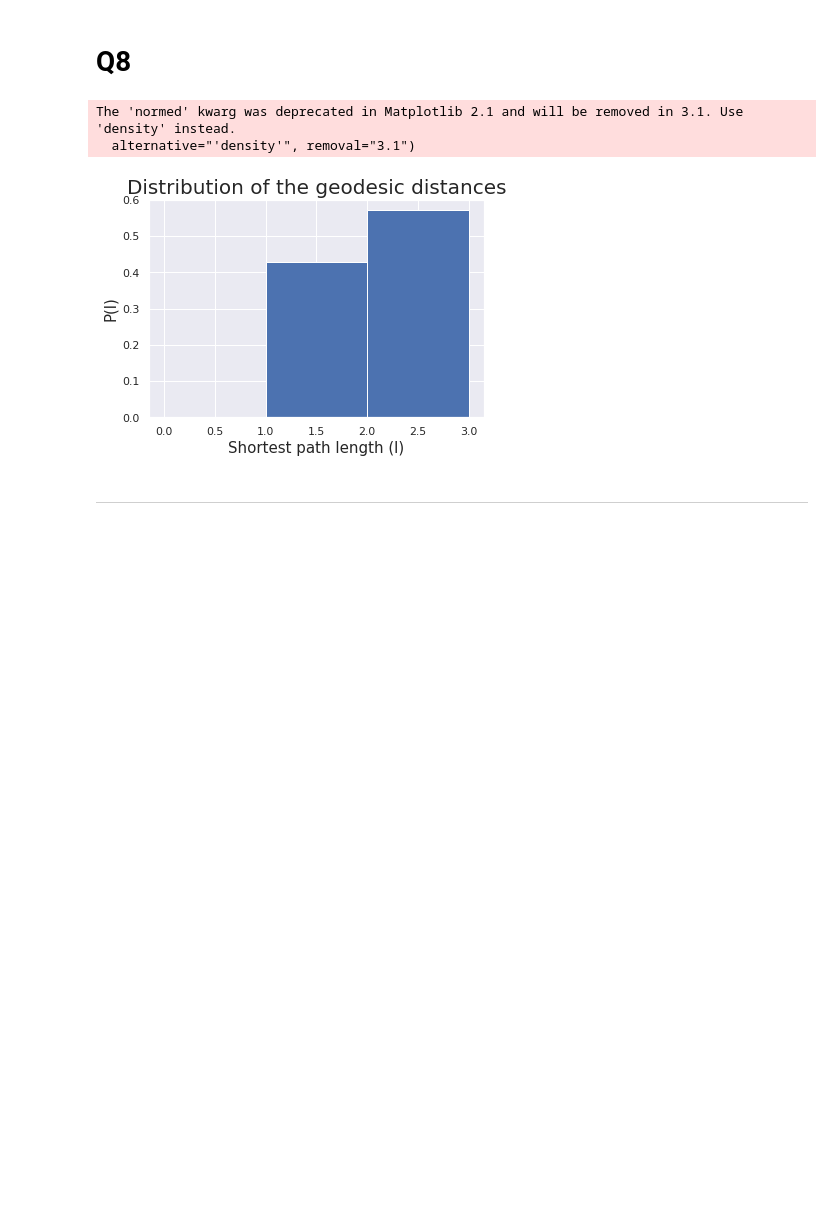
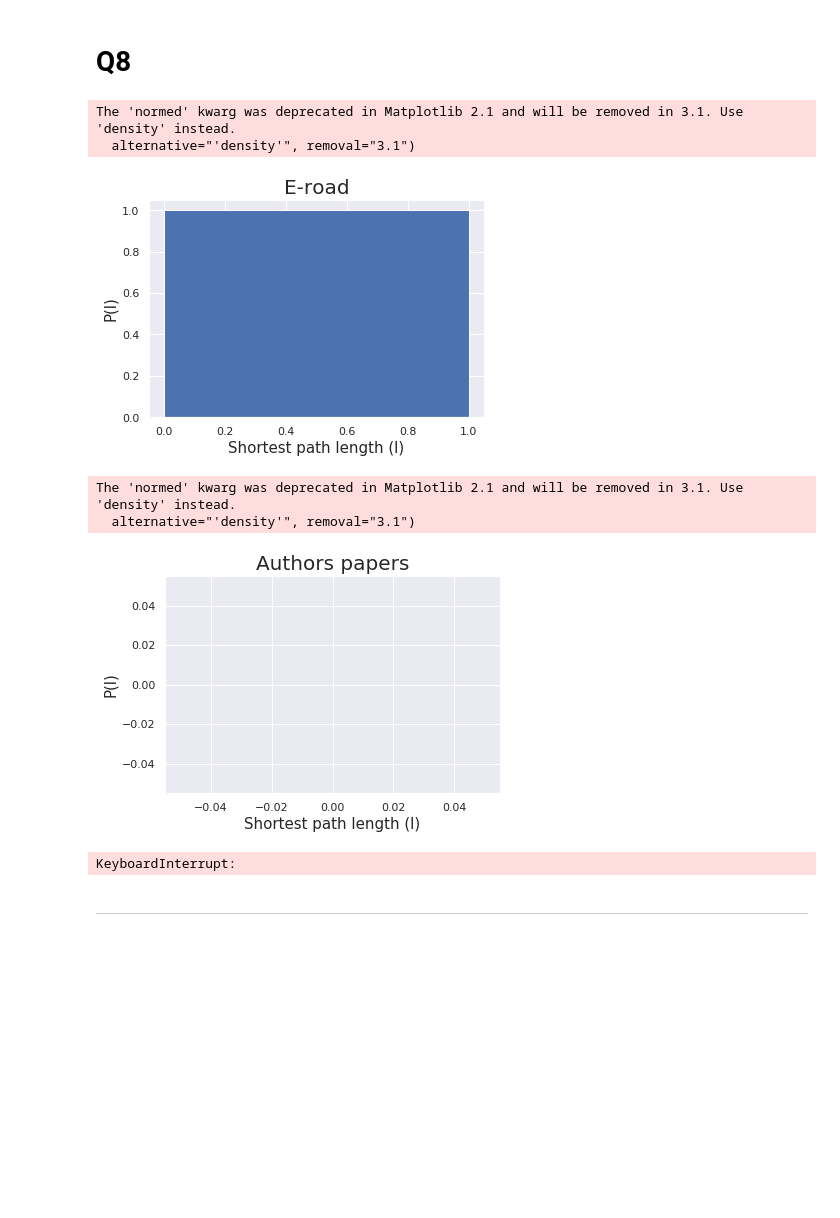
Before and after one commit to gmelodie/Complex-Networks, a Jupyter notebook: lista1/lista1.ipynb, the cells around one changed output. Cells and saved outputs as stored; diff of their text form; code cells hidden in the pictures; blank space fills up the shorter version.

```diff
--- a/lista1/lista1.ipynb
+++ b/lista1/lista1.ipynb
@@ -496,11 +554,0 @@ graphs = {x:y for x, y in all_graphs.items() if x != "Astro"}
-# %%
-results = pd.DataFrame(columns=["Name"] + [*funcs.keys()])
-for graph_name, graph in graphs.items():
-    data = [graph_name]
-    for name, func in funcs.items():
-        try:
-            data.append(func(graph))
-        except nx.NetworkXError:
-            print("YES, ERROR, TODO")
-            data.append(np.nan)
-    results.loc[len(results)] = data
@@ -532,7 +599,7 @@ results
 # %% [markdown]
 # Q8
 # %%
-def distribution_shortest_path(G):
+def distribution_shortest_path(G, title="Distribution of the geodesic distances"):
     if nx.is_connected(G) == True:
         vl = []
         N = len(G.nodes)
@@ -551,21 +618,28 @@ def distribution_shortest_path(G):
         plt.hist(vl, bins=x, normed=True)
         plt.ylabel("P(l)", fontsize=15)
         plt.xlabel("Shortest path length (l)", fontsize=15)
-        plt.title("Distribution of the geodesic distances", fontsize=20)
+        plt.title(title, fontsize=20)
         plt.grid(True)
         plt.show(True)
     else:
         print("-"*10 + "ERROR!" + "-"*10)
         print("The graph has more than one connected component")
-# %%
-graph = create_pdf_network()
-graph = nx.convert_node_labels_to_integers(graph)
-# %%
-distribution_shortest_path(graph)
-# %% [output]
-The 'normed' kwarg was deprecated in Matplotlib 2.1 and will be removed in 3.1. Use 'density' instead.
-  alternative="'density'", removal="3.1")
-[figure, removed]
+# %%
+testing = True
+graphs = {x:y for x, y in all_graphs.items() if x != "Astro"}
+
+for graph_name, graph in graphs.items():
+    connected_graph = get_biggest_component(graph, testing=testing)
+    connected_graph = nx.convert_node_labels_to_integers(connected_graph)
+    distribution_shortest_path(connected_graph, title=graph_name)
+# %% [output]
+The 'normed' kwarg was deprecated in Matplotlib 2.1 and will be removed in 3.1. Use 'density' instead.
+  alternative="'density'", removal="3.1")
+[figure, added]
+The 'normed' kwarg was deprecated in Matplotlib 2.1 and will be removed in 3.1. Use 'density' instead.
+  alternative="'density'", removal="3.1")
+[figure, added]
+KeyboardInterrupt:
 # %% [markdown]
 
 
```
Also changed, not shown: parts of 16 cells of this notebook.
